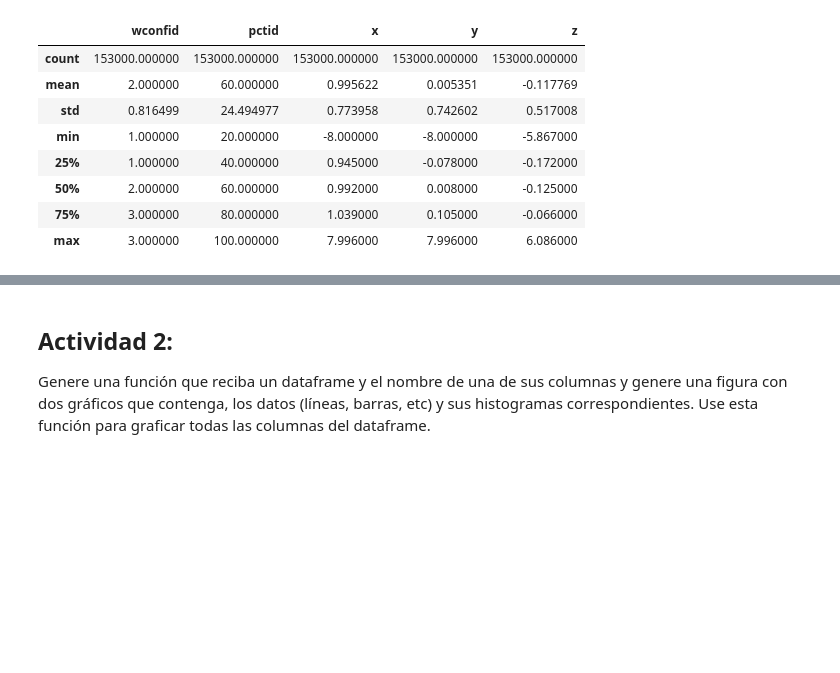
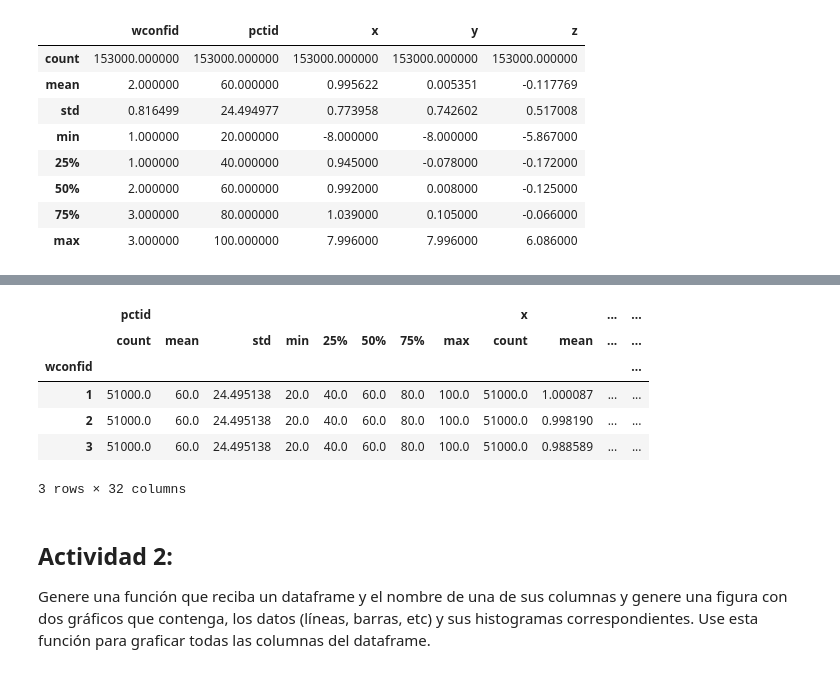
Before and after one commit to fbientrigo/machine-learning, a Jupyter notebook: Curso IA/Trabajo 1/Trabajo1_20230322.ipynb, the cells around one changed output, grey strips where cells are left out. Drawn from its saved outputs; the diff is of its cells as text; code cells hidden in the pictures; blank space fills up the shorter version.

```diff
--- a/Curso IA/Trabajo 1/Trabajo1_20230322.ipynb
+++ b/Curso IA/Trabajo 1/Trabajo1_20230322.ipynb
@@ -79,3 +103,14 @@ cantidad columnas: 5, cantidad filas: 153000
+# %%
+# otra forma de realizar esta agrupación es con un metodo de la clase dataframe de pandas
+dataframe.groupby(by='wconfid').describe()
+# %% [output]
+|  | pctid |  |  |  |  |  |  |  | x |  | ... | ... |
+|  | count | mean | std | min | 25% | 50% | 75% | max | count | mean | ... | ... |
+| wconfid |  |  |  |  |  |  |  |  |  |  |  | ... |
+| 1 | 51000.0 | 60.0 | 24.495138 | 20.0 | 40.0 | 60.0 | 80.0 | 100.0 | 51000.0 | 1.000087 | ... | ... |
+| 2 | 51000.0 | 60.0 | 24.495138 | 20.0 | 40.0 | 60.0 | 80.0 | 100.0 | 51000.0 | 0.998190 | ... | ... |
+| 3 | 51000.0 | 60.0 | 24.495138 | 20.0 | 40.0 | 60.0 | 80.0 | 100.0 | 51000.0 | 0.988589 | ... | ... |
+3 rows × 32 columns
 # %% [markdown]
 ## Actividad 2:
 Genere una función que reciba un dataframe y el nombre de una de sus columnas y genere una figura con dos gráficos que contenga, los datos (líneas, barras, etc) y sus histogramas correspondientes. Use esta función para graficar todas las columnas del dataframe.
```
Also changed, not shown: parts of 8 cells of this notebook.
